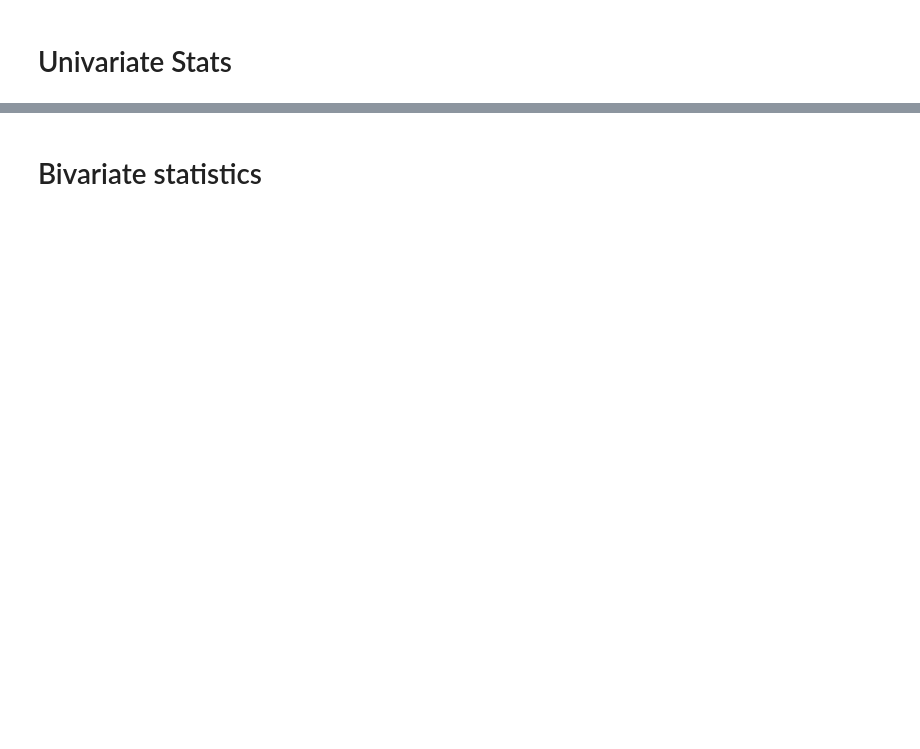
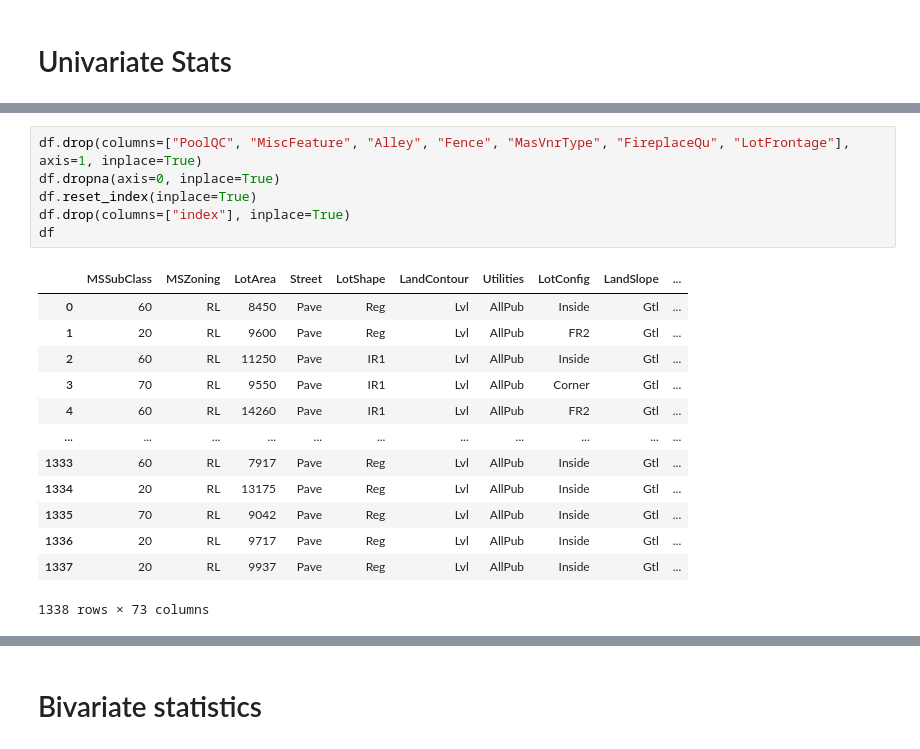
Before and after one commit to SajawalHassan/Housing-price-analysis, a Jupyter notebook: Housing_price_analysis.ipynb, the cells around one changed output, grey strips where cells are left out. Cells and saved outputs as stored; diff of their text form; blank space fills up the shorter version.

```diff
--- a/Housing_price_analysis.ipynb
+++ b/Housing_price_analysis.ipynb
@@ -58,0 +78,20 @@ From this, we can see we will have to:
+# %%
+df.drop(columns=["PoolQC", "MiscFeature", "Alley", "Fence", "MasVnrType", "FireplaceQu", "LotFrontage"], axis=1, inplace=True)
+df.dropna(axis=0, inplace=True)
+df.reset_index(inplace=True)
+df.drop(columns=["index"], inplace=True)
+df
+# %% [output]
+|  | MSSubClass | MSZoning | LotArea | Street | LotShape | LandContour | Utilities | LotConfig | LandSlope | ... |
+| 0 | 60 | RL | 8450 | Pave | Reg | Lvl | AllPub | Inside | Gtl | ... |
+| 1 | 20 | RL | 9600 | Pave | Reg | Lvl | AllPub | FR2 | Gtl | ... |
+| 2 | 60 | RL | 11250 | Pave | IR1 | Lvl | AllPub | Inside | Gtl | ... |
+| 3 | 70 | RL | 9550 | Pave | IR1 | Lvl | AllPub | Corner | Gtl | ... |
+| 4 | 60 | RL | 14260 | Pave | IR1 | Lvl | AllPub | FR2 | Gtl | ... |
+| ... | ... | ... | ... | ... | ... | ... | ... | ... | ... | ... |
+| 1333 | 60 | RL | 7917 | Pave | Reg | Lvl | AllPub | Inside | Gtl | ... |
+| 1334 | 20 | RL | 13175 | Pave | Reg | Lvl | AllPub | Inside | Gtl | ... |
+| 1335 | 70 | RL | 9042 | Pave | Reg | Lvl | AllPub | Inside | Gtl | ... |
+| 1336 | 20 | RL | 9717 | Pave | Reg | Lvl | AllPub | Inside | Gtl | ... |
+| 1337 | 20 | RL | 9937 | Pave | Reg | Lvl | AllPub | Inside | Gtl | ... |
+1338 rows × 73 columns
```
Also changed, not shown: parts of 41 cells of this notebook.
